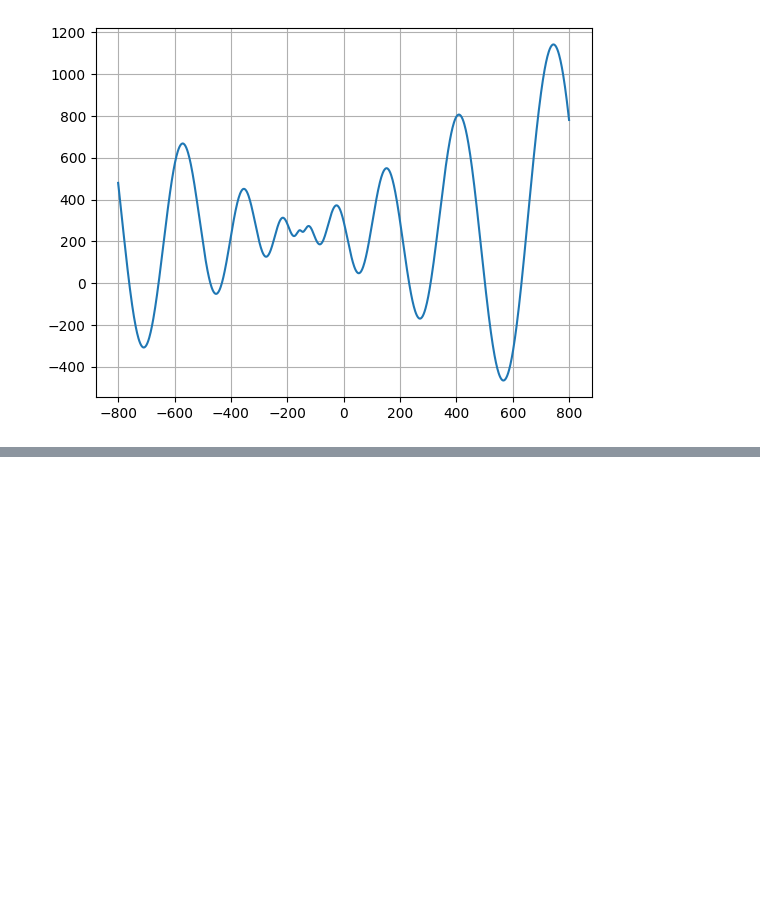
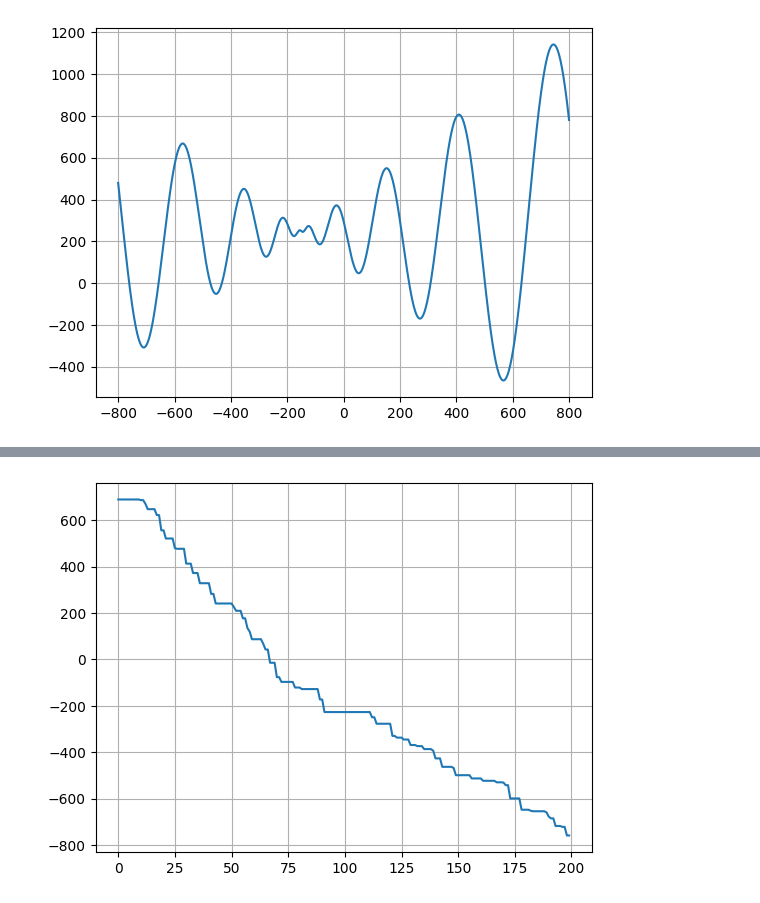
Before and after one commit to swrko/Genetic-toolbox, a Jupyter notebook: examples.ipynb, the cells around one changed output, grey strips where cells are left out. Saved outputs shown, nothing was run; the diff lists cells and outputs as text; code cells hidden in the pictures; blank space fills up the shorter version.

Commit message:
add task 2 to examples notebook

```diff
--- a/examples.ipynb
+++ b/examples.ipynb
@@ -15,0 +64,65 @@ plt.grid()
+# %%
+# We are going to provide a simple example how to use the library
+
+# Space represents boundaries of the values that chromosomes can represent
+# the simplest space is an uniform space with all-the-same boundaries
+space = ga.uniform_space(amount_of_genes=3, lower_limit=-800, upper_limit=800)
+print(f"space:\n{space}\n")
+
+# For additive mutation we will need amps - the amplitudes of mutation
+# for every gen, in this example we set them based on space
+amp = space[1,:]/100
+print(f"amp:\n{amp}\n")
+
+# Using space we can generate random population of individuals
+# our population consist of only 4 individuals, every individual
+# has 3 genes
+pop = ga.genrpop(pop_size=4, space=space)
+print(f"initial population:\n{pop}\n")
+
+# lets define amount of generations and empty evolution curve
+# (the best fitness for every generation)
+NUM_GEN = 200
+evolution = []
+
+for i in range(NUM_GEN):
+    # update fitness
+    fitness = ga.testfn3b(pop)
+
+    # save the best fitness
+    evolution.append(fitness.min())
+
+    # select 1 best individual
+    # n_list defines how many times we want to repeat N-th
+    # best individual, for example
+    # [1,]    - means repeat 1 time the very best individual (select 1 best individual)
+    # [2, 1]  - means repeat 2 times the very best individual and 1 time the second best individual
+    # [1,]*N  - select N best individuals from population
+    best_pop , _ = ga.selbest(pop, fitness, n_list=[1,])
+
+    # additive mutation, first we select 3 random individuals
+    # then, mutate them (inplace - meaning muta changes its input popualtion)
+    muta_pop, _ = ga.selrand(pop, fitness, n=3)
+    ga.muta(muta_pop, rate=0.2, amp=amp, space=space)
+
+    # (...) more operations required, but we will use only mutation
+    # for demonstration purposes
+
+    # rebuild population from components above
+    pop = np.vstack([
+        best_pop,
+        muta_pop
+    ])
+
+print(f"best solution after {NUM_GEN} generations:\n{best_pop[0]}")
+plt.plot(evolution)
+plt.grid()
+plt.show()
+
+# As you can see below, the algorithm is not really good,
+# your task is to improve it:
+# - use function of 10 variables instead of 3
+# - use bigger population size
+# - add more evolutionary operations
+# - etc.
+# %% [output]
@@ -15,0 +144 @@ plt.grid()
+[figure, added]
```
Also changed, not shown: parts of 6 cells of this notebook, 1 other file.
